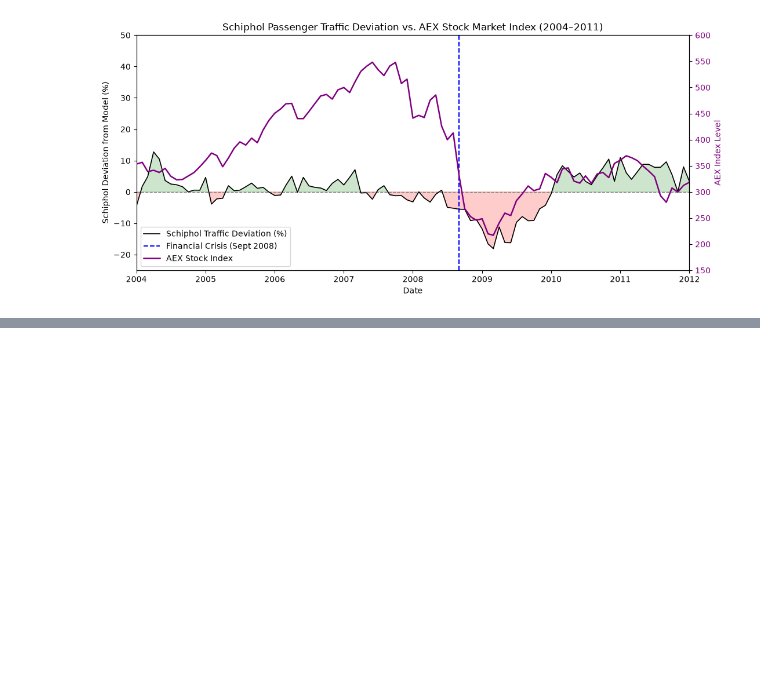
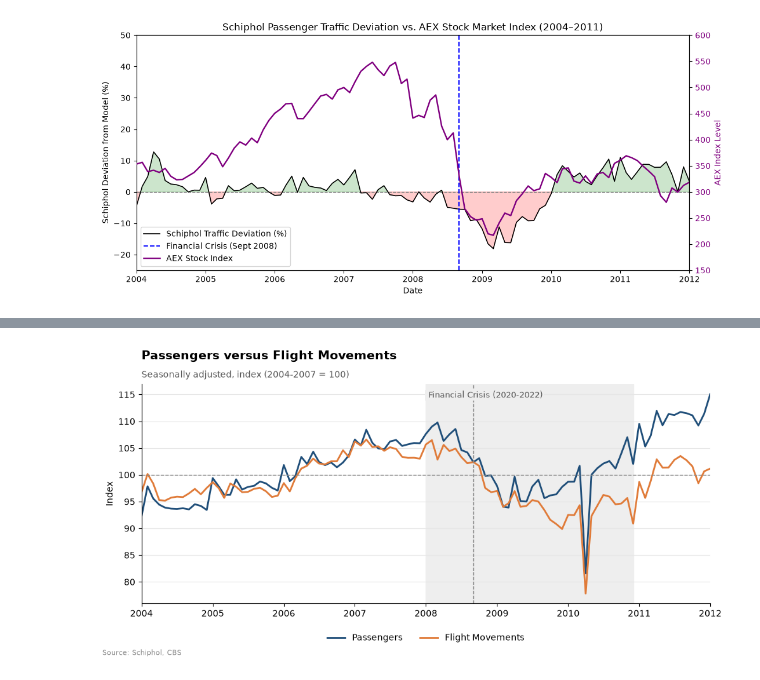
Before and after one commit to TIL6022-Python-Programming/Project_groep11, a Jupyter notebook: Financial_crisis_dataresults.ipynb, the cells around one changed output, grey strips where cells are left out. Drawn from its saved outputs; the diff is of its cells as text; code cells hidden in the pictures; blank space fills up the shorter version.

```diff
--- a/Financial_crisis_dataresults.ipynb
+++ b/Financial_crisis_dataresults.ipynb
@@ -391,0 +564,10 @@ plt.show()
+# %%
+fig, ax = make_figure('Passengers versus Flight Movements', 'Seasonally adjusted, index (' + base_label + ' = 100)', 'Index')
+
+ax.plot(window['Date'], window['Index_Pax'], color=colors['main'], linewidth=2, label='Passengers')
+ax.plot(window['Date'], window['Index_Flights'], color=colors['second'], linewidth=2, label='Flight Movements')
+ax.axhline(100, linestyle='--', color=colors['grey'], linewidth=1)
+mark_event(ax)
+finish(ax)
+# %% [output]
+[figure, added]
```
Also changed, not shown: parts of 10 cells of this notebook, 1 other file.
